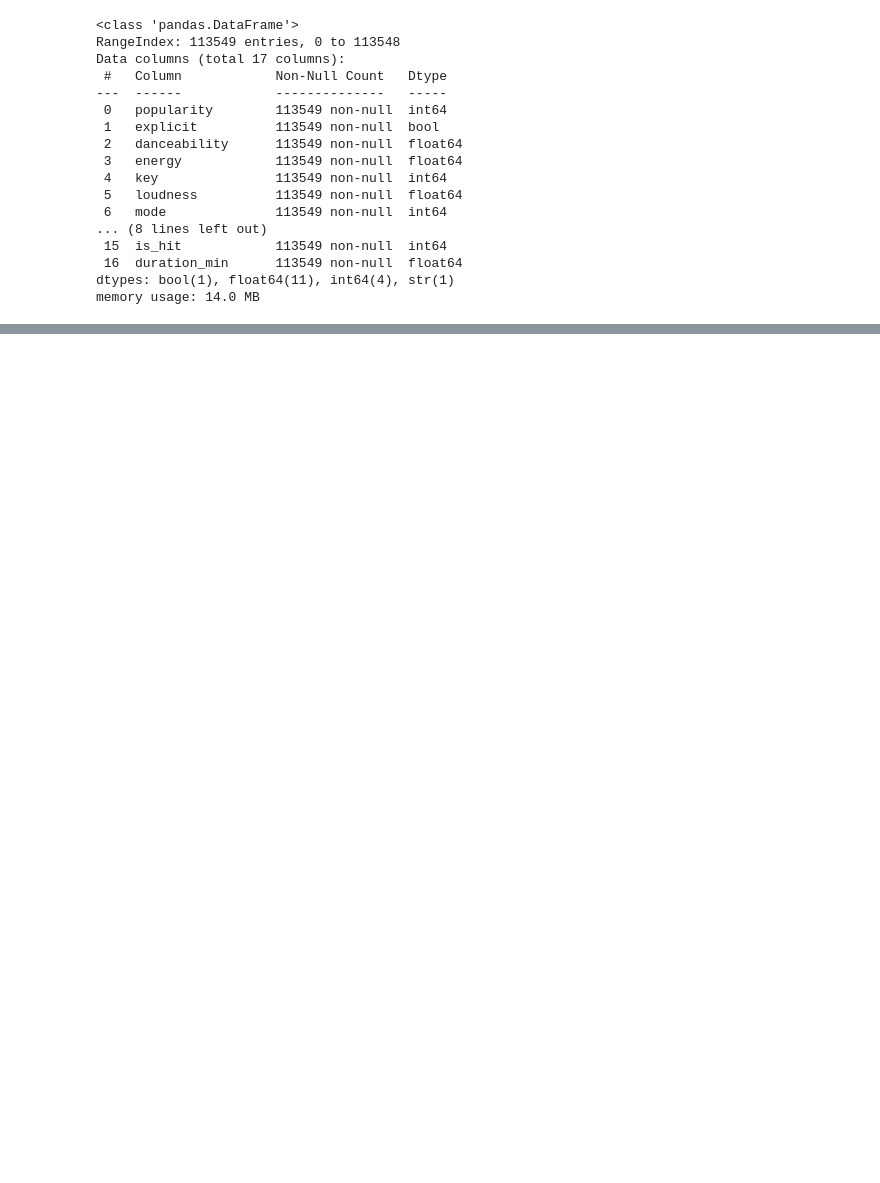
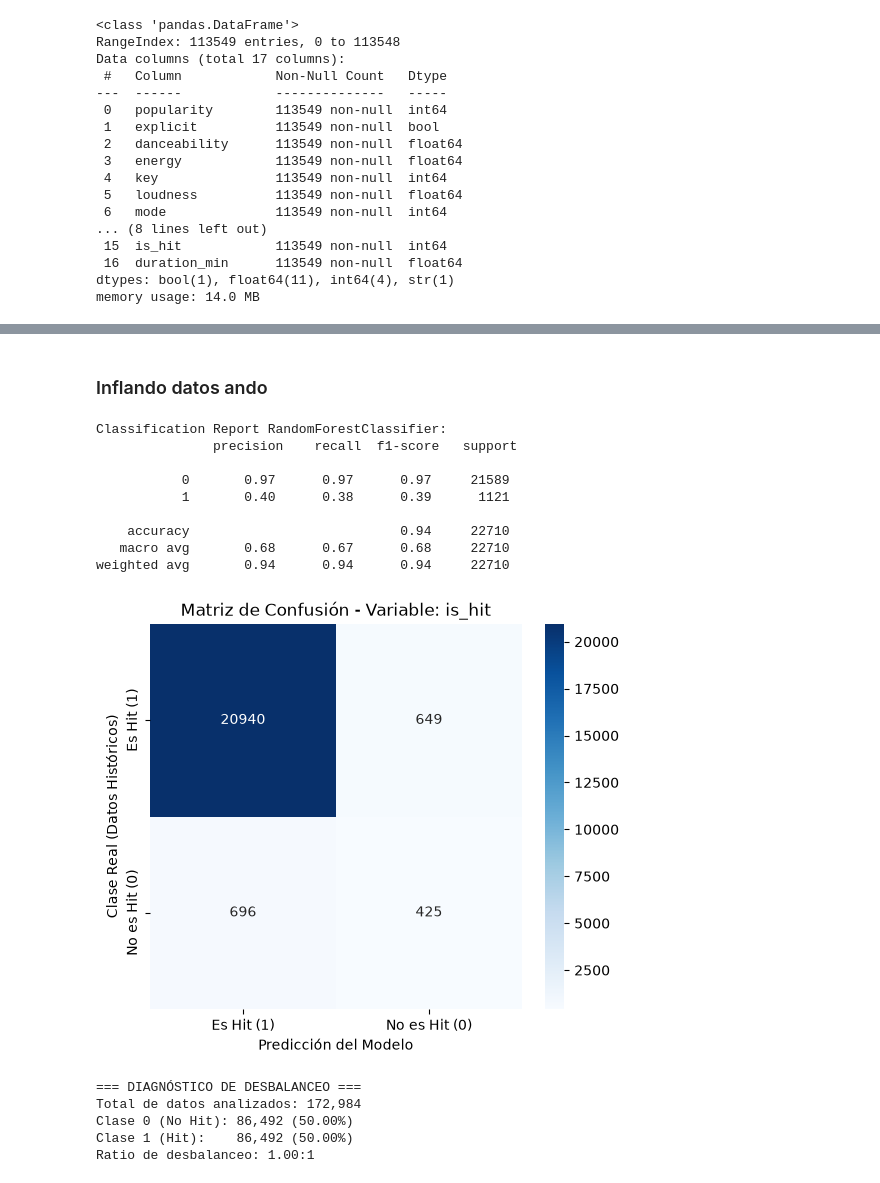
Before and after one commit to JavieraFuenzalidaI/ev2_machine_learning, a Jupyter notebook: notebooks/EvParcial2_MachineLearning_VillegasFuenzalida.ipynb, the cells around one changed output, grey strips where cells are left out. Saved outputs shown, nothing was run; the diff lists cells and outputs as text; code cells hidden in the pictures; blank space fills up the shorter version.

```diff
--- a/notebooks/EvParcial2_MachineLearning_VillegasFuenzalida.ipynb
+++ b/notebooks/EvParcial2_MachineLearning_VillegasFuenzalida.ipynb
@@ -148,0 +372,2 @@ memory usage: 14.0 MB
+# %% [markdown]
+### Inflando datos ando
@@ -148,0 +383,73 @@ memory usage: 14.0 MB
+# %%
+from imblearn.over_sampling import SMOTENC
+from sklearn.ensemble import RandomForestClassifier
+
+
+columnas_binarias = ['track_genre_0','track_genre_1','track_genre_2','track_genre_3','track_genre_4','track_genre_5','track_genre_6']
+
+smote_nc = SMOTENC(categorical_features=columnas_binarias, random_state=42)
+X_train_resampled, y_train_resampled = smote_nc.fit_resample(X_train, y_train)
+# %%
+clf = RandomForestClassifier(random_state=42)
+clf.fit(X_train_resampled, y_train_resampled)
+y_true_rf = y_test
+y_pred_rf = clf.predict(X_test)
+
+
+matriz = confusion_matrix(y_true_rf, y_pred_rf)
+
+print("Classification Report RandomForestClassifier:\n", classification_report(y_true_rf, y_pred_rf))
+
+
+plt.figure(figsize=(6, 5))
+sns.heatmap(
+    matriz,
+    annot=True,
+    fmt="d",
+    cmap="Blues",
+    xticklabels=["Es Hit (1)", "No es Hit (0)"],
+    yticklabels=["Es Hit (1)", "No es Hit (0)"],
+)
+
+plt.title("Matriz de Confusión - Variable: is_hit")
+plt.xlabel("Predicción del Modelo")
+plt.ylabel("Clase Real (Datos Históricos)")
+plt.show()
+# %% [output]
+Classification Report RandomForestClassifier:
+               precision    recall  f1-score   support
+
+           0       0.97      0.97      0.97     21589
+           1       0.40      0.38      0.39      1121
+
+    accuracy                           0.94     22710
+   macro avg       0.68      0.67      0.68     22710
+weighted avg       0.94      0.94      0.94     22710
+[figure, added]
+# %%
+conteos = pd.Series(y_train_resampled).value_counts()
+
+# Extraemos la cantidad exacta de cada uno
+no_hits = conteos.get(0, 0)
+hits = conteos.get(1, 0)
+total = len(y_train_resampled)
+
+# 2. Calculamos los ratios y porcentajes
+porcentaje_hits = (hits / total) * 100
+porcentaje_no_hits = (no_hits / total) * 100
+
+# Evitamos división por cero en caso de que no hubiera hits
+ratio_directo = no_hits / hits if hits > 0 else 0
+
+# 3. Imprimimos el diagnóstico en pantalla
+print("=== DIAGNÓSTICO DE DESBALANCEO ===")
+print(f"Total de datos analizados: {total:,}")
+print(f"Clase 0 (No Hit): {no_hits:,} ({porcentaje_no_hits:.2f}%)")
+print(f"Clase 1 (Hit):    {hits:,} ({porcentaje_hits:.2f}%)")
+print(f"Ratio de desbalanceo: {ratio_directo:.2f}:1")
+# %% [output]
+=== DIAGNÓSTICO DE DESBALANCEO ===
+Total de datos analizados: 172,984
+Clase 0 (No Hit): 86,492 (50.00%)
+Clase 1 (Hit):    86,492 (50.00%)
+Ratio de desbalanceo: 1.00:1
```
Also changed, not shown: parts of 31 cells of this notebook, 1 other file.
